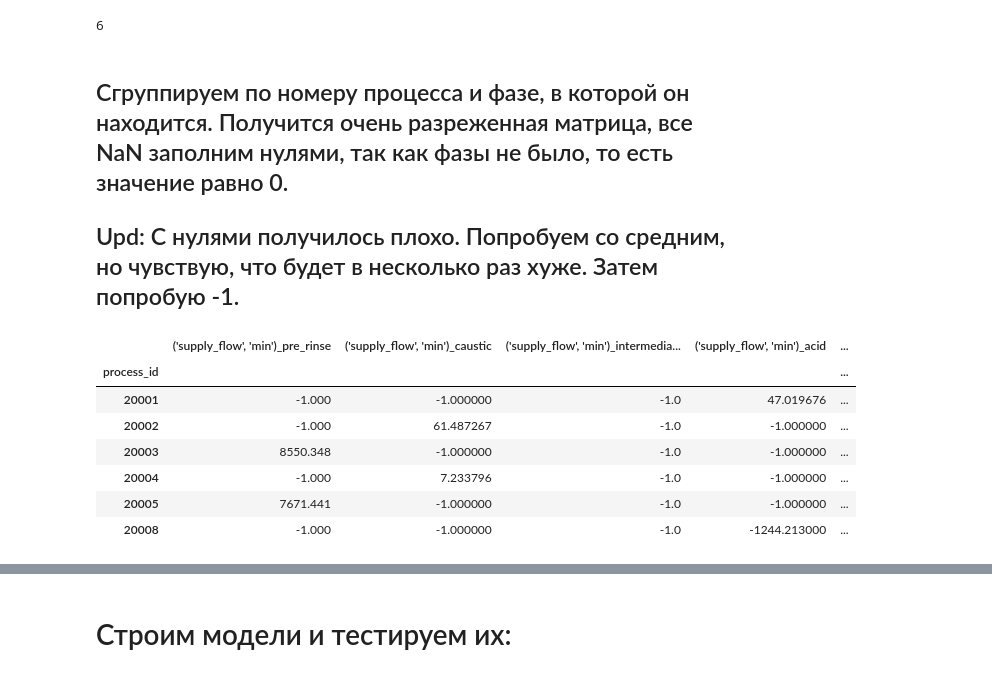
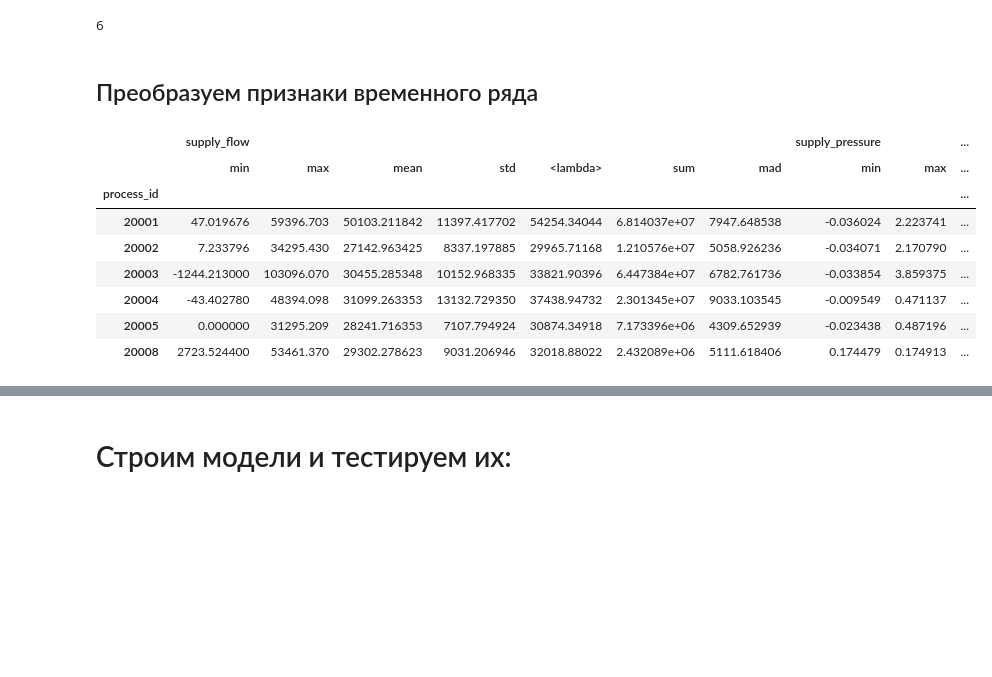
Before and after one commit to paniquex/MSU_2course_selection, a Jupyter notebook: first_task/Untitled.ipynb, the cells around one changed output, grey strips where cells are left out. Cells and saved outputs as stored; diff of their text form; code cells hidden in the pictures; blank space fills up the shorter version.

```diff
--- a/first_task/Untitled.ipynb
+++ b/first_task/Untitled.ipynb
@@ -216,7 +216,6 @@ prep_metadata(train_limited.head(5000)).index.nunique()
 # variables we'll use to create our time series features
 ts_cols = [
     'process_id',
-    'phase',
     'supply_flow',
     'supply_pressure',
     'return_temperature',
@@ -233,43 +232,34 @@ ts_cols = [
     'tank_concentration_caustic',
     'tank_concentration_acid',
 ]
-# %% [markdown]
-## Сгруппируем по номеру процесса и фазе, в которой он находится. Получится очень разреженная матрица, все NaN заполним нулями, так как фазы не было, то есть значение равно 0.
-## Upd: С нулями получилось плохо. Попробуем со средним, но чувствую, что будет в несколько раз хуже. Затем попробую -1.
+# %% [markdown]
+## Преобразуем признаки временного ряда
 # %%
  import scipy as sc
 def prep_time_series_features(df, columns=None):
     if columns is None:
         columns = df.columns
 
     ts_df = df[ts_cols].set_index('process_id')
-    phases = ['pre_rinse', 'caustic', 'intermediate_rinse', 'acid']
     # create features: min, max, mean, standard deviation, and mean of the last 50 observations
-    ts_features = ts_df.groupby(['process_id', 'phase']).aggregate(['min', 'max', 'mean', 'std',
+    ts_features = ts_df.groupby('process_id').aggregate(['min', 'max', 'mean', 'std',
                                                              lambda x: x.tail(50).mean(),
                                                              'sum', 'mad'])
-    ts_features_sep_phases = pd.DataFrame(ts_df.index.unique())
-    ts_features = ts_features.reset_index(level=[0,1])
-    # Для каждой фазы процесса будут отдельные характеристики:
-    for col in ts_features.columns[2:]:
-        for phase in phases:
-            ts_features_sep_phases[str(col) + '_' + phase] = ts_features[ts_features['phase'] == phase][col]
-    ts_features_sep_phases.fillna(value = -1, inplace = True)
-    ts_features_sep_phases.index = ts_features_sep_phases['process_id']
-    ts_features_sep_phases.pop('process_id')
-    return ts_features_sep_phases
+
+    return ts_features
 
 # show example for first 5,000 observations
 prep_time_series_features(train_limited.head(5000), columns=ts_cols)
 # %% [output]
-|  | ('supply_flow', 'min')_pre_rinse | ('supply_flow', 'min')_caustic | ('supply_flow', 'min')_intermedia... | ('supply_flow', 'min')_acid | ... |
-| process_id |  |  |  |  | ... |
-| 20001 | -1.000 | -1.000000 | -1.0 | 47.019676 | ... |
-| 20002 | -1.000 | 61.487267 | -1.0 | -1.000000 | ... |
-| 20003 | 8550.348 | -1.000000 | -1.0 | -1.000000 | ... |
-| 20004 | -1.000 | 7.233796 | -1.0 | -1.000000 | ... |
-| 20005 | 7671.441 | -1.000000 | -1.0 | -1.000000 | ... |
-| 20008 | -1.000 | -1.000000 | -1.0 | -1244.213000 | ... |
+|  | supply_flow |  |  |  |  |  |  | supply_pressure |  | ... |
+|  | min | max | mean | std | <lambda> | sum | mad | min | max | ... |
+| process_id |  |  |  |  |  |  |  |  |  | ... |
+| 20001 | 47.019676 | 59396.703 | 50103.211842 | 11397.417702 | 54254.34044 | 6.814037e+07 | 7947.648538 | -0.036024 | 2.223741 | ... |
+| 20002 | 7.233796 | 34295.430 | 27142.963425 | 8337.197885 | 29965.71168 | 1.210576e+07 | 5058.926236 | -0.034071 | 2.170790 | ... |
+| 20003 | -1244.213000 | 103096.070 | 30455.285348 | 10152.968335 | 33821.90396 | 6.447384e+07 | 6782.761736 | -0.033854 | 3.859375 | ... |
+| 20004 | -43.402780 | 48394.098 | 31099.263353 | 13132.729350 | 37438.94732 | 2.301345e+07 | 9033.103545 | -0.009549 | 0.471137 | ... |
+| 20005 | 0.000000 | 31295.209 | 28241.716353 | 7107.794924 | 30874.34918 | 7.173396e+06 | 4309.652939 | -0.023438 | 0.487196 | ... |
+| 20008 | 2723.524400 | 53461.370 | 29302.278623 | 9031.206946 | 32018.88022 | 2.432089e+06 | 5111.618406 | 0.174479 | 0.174913 | ... |
 # %%
 def create_feature_matrix(df):
     metadata = prep_metadata(df)
```
Also changed, not shown: parts of 26 cells of this notebook.
